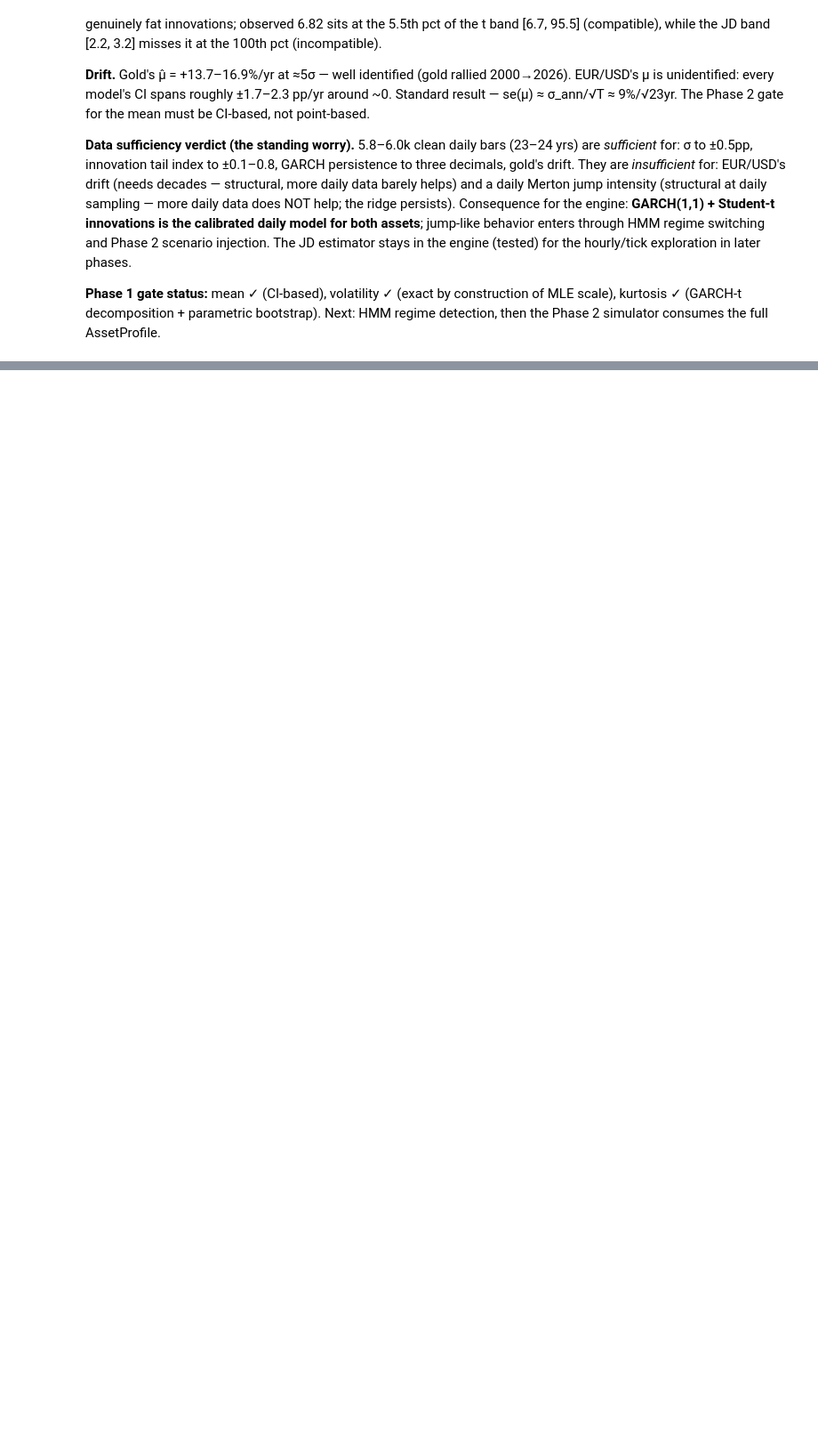
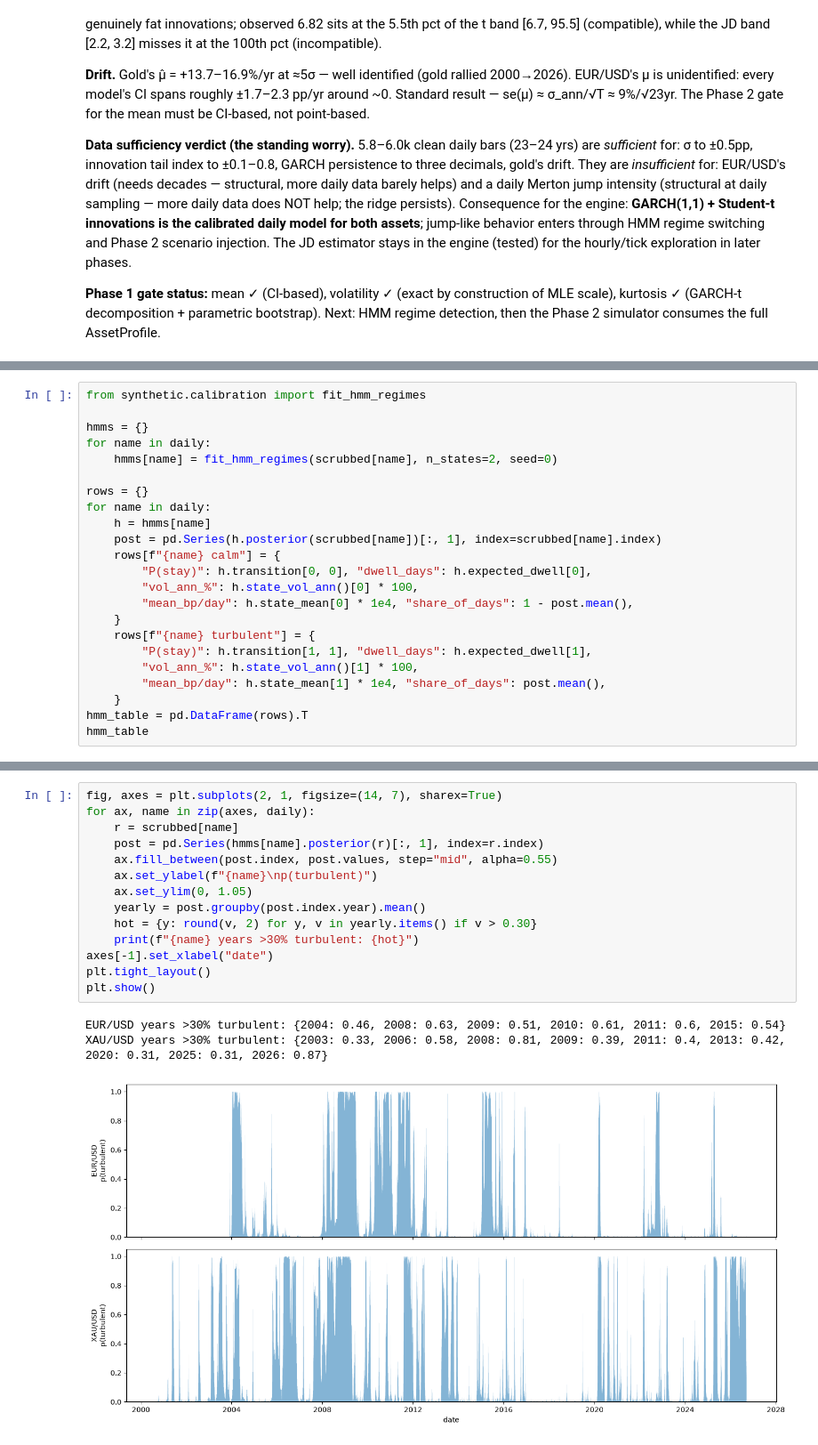
Before and after one commit to sebastiansalles/Synthetic-Market-Generator, a Jupyter notebook: notebooks/01_calibration.ipynb, the cells around one changed output, grey strips where cells are left out. Shown at 89% size. Saved outputs shown, nothing was run; the diff lists cells and outputs as text; blank space fills up the shorter version.

Commit message:
Phase 1 hardening: holdout, per-state GARCH, sensitivity, HMM uncertainty

```diff
--- a/notebooks/01_calibration.ipynb
+++ b/notebooks/01_calibration.ipynb
@@ -364,0 +362,23 @@ XAU/USD:
+# %%
+from synthetic.calibration import fit_hmm_regimes
+
+hmms = {}
+for name in daily:
+    hmms[name] = fit_hmm_regimes(scrubbed[name], n_states=2, seed=0)
+
+rows = {}
+for name in daily:
+    h = hmms[name]
+    post = pd.Series(h.posterior(scrubbed[name])[:, 1], index=scrubbed[name].index)
+    rows[f"{name} calm"] = {
+        "P(stay)": h.transition[0, 0], "dwell_days": h.expected_dwell[0],
+        "vol_ann_%": h.state_vol_ann()[0] * 100,
+        "mean_bp/day": h.state_mean[0] * 1e4, "share_of_days": 1 - post.mean(),
+    }
+    rows[f"{name} turbulent"] = {
+        "P(stay)": h.transition[1, 1], "dwell_days": h.expected_dwell[1],
+        "vol_ann_%": h.state_vol_ann()[1] * 100,
+        "mean_bp/day": h.state_mean[1] * 1e4, "share_of_days": post.mean(),
+    }
+hmm_table = pd.DataFrame(rows).T
+hmm_table
@@ -364,0 +391,18 @@ XAU/USD:
+# %%
+fig, axes = plt.subplots(2, 1, figsize=(14, 7), sharex=True)
+for ax, name in zip(axes, daily):
+    r = scrubbed[name]
+    post = pd.Series(hmms[name].posterior(r)[:, 1], index=r.index)
+    ax.fill_between(post.index, post.values, step="mid", alpha=0.55)
+    ax.set_ylabel(f"{name}\np(turbulent)")
+    ax.set_ylim(0, 1.05)
+    yearly = post.groupby(post.index.year).mean()
+    hot = {y: round(v, 2) for y, v in yearly.items() if v > 0.30}
+    print(f"{name} years >30% turbulent: {hot}")
+axes[-1].set_xlabel("date")
+plt.tight_layout()
+plt.show()
+# %% [output]
+EUR/USD years >30% turbulent: {2004: 0.46, 2008: 0.63, 2009: 0.51, 2010: 0.61, 2011: 0.6, 2015: 0.54}
+XAU/USD years >30% turbulent: {2003: 0.33, 2006: 0.58, 2008: 0.81, 2009: 0.39, 2011: 0.4, 2013: 0.42, 2020: 0.31, 2025: 0.31, 2026: 0.87}
+[figure, added]
```
Also changed, not shown: parts of 14 cells of this notebook, 3 other files.
